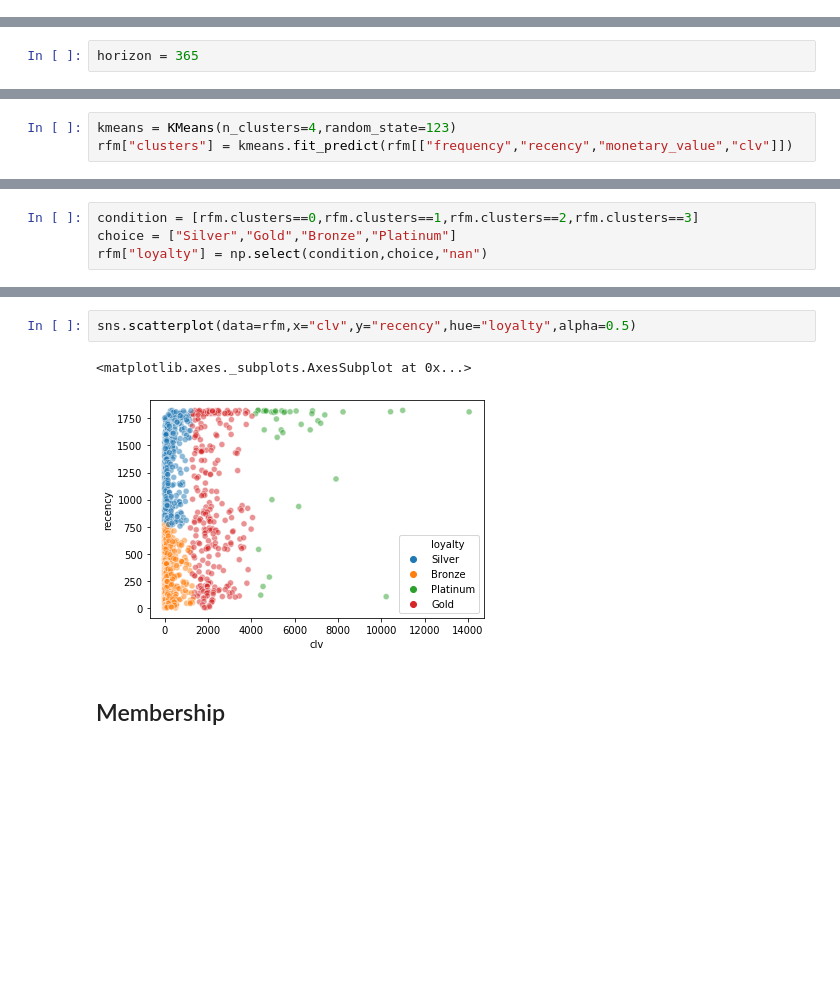
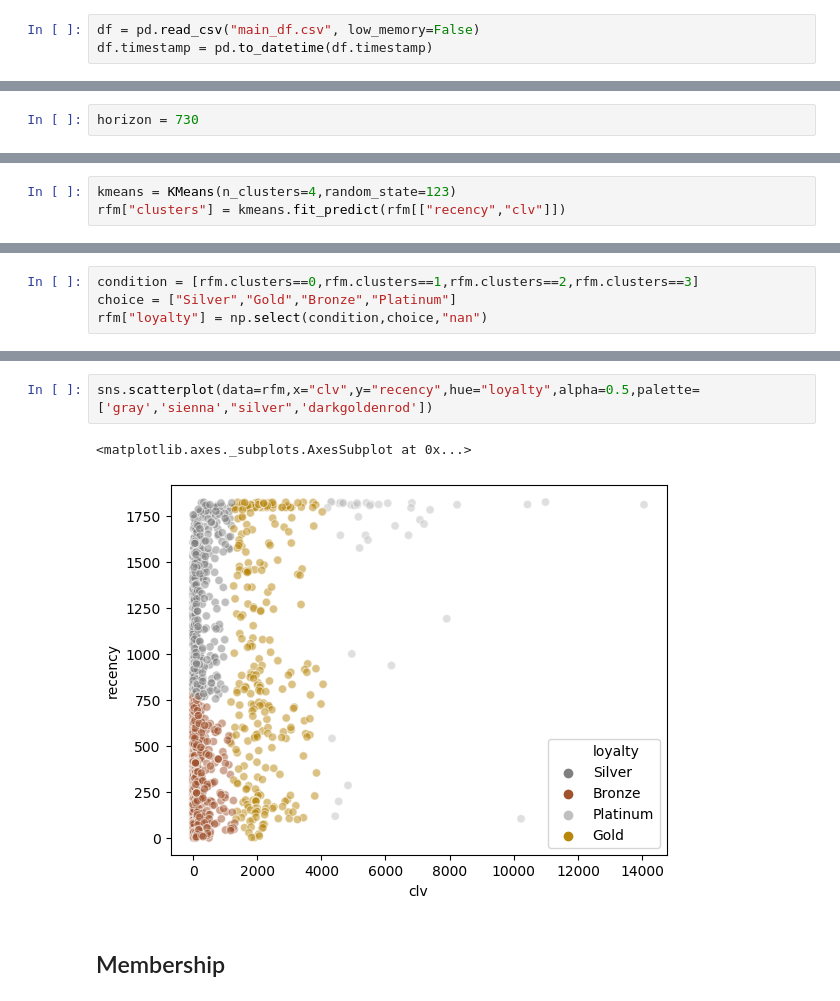
Before and after one commit to crisgiovanoni/jncc_project, a Jupyter notebook: modeling.ipynb, the cells around one changed output, grey strips where cells are left out. Drawn from its saved outputs; the diff is of its cells as text; blank space fills up the shorter version.

```diff
--- a/modeling.ipynb
+++ b/modeling.ipynb
@@ -960,2 +974,5 @@ rfm[rfm.recency > rfm["T"]]
+# %%
+df = pd.read_csv("main_df.csv", low_memory=False)
+df.timestamp = pd.to_datetime(df.timestamp)
 # %% [markdown]
 ## BG/NBD Model
@@ -982,4 +997,4 @@ rfm.shape
 # %% [markdown]
 ---
 # %%
-horizon = 365
+horizon = 730
@@ -1104,7 +1117,7 @@ plt.hist(rfm.clv)
 from sklearn.cluster import KMeans
 # %%
 kmeans = KMeans(n_clusters=4,random_state=123)
-rfm["clusters"] = kmeans.fit_predict(rfm[["frequency","recency","monetary_value","clv"]])
+rfm["clusters"] = kmeans.fit_predict(rfm[["recency","clv"]])
 # %%
 rfm.groupby("clusters").clv.describe()
 # %% [output]
@@ -1139,8 +1152,8 @@ rfm.head()
 # %%
-sns.scatterplot(data=rfm,x="clv",y="recency",hue="loyalty",alpha=0.5)
+sns.scatterplot(data=rfm,x="clv",y="recency",hue="loyalty",alpha=0.5,palette=['gray','sienna',"silver",'darkgoldenrod'])
 # %% [output]
 <matplotlib.axes._subplots.AxesSubplot at 0x...>
-[figure, old version]
+[figure, new version]
 # %% [markdown]
 ## Membership
 # %%
```
Also changed, not shown: parts of 26 cells of this notebook.
